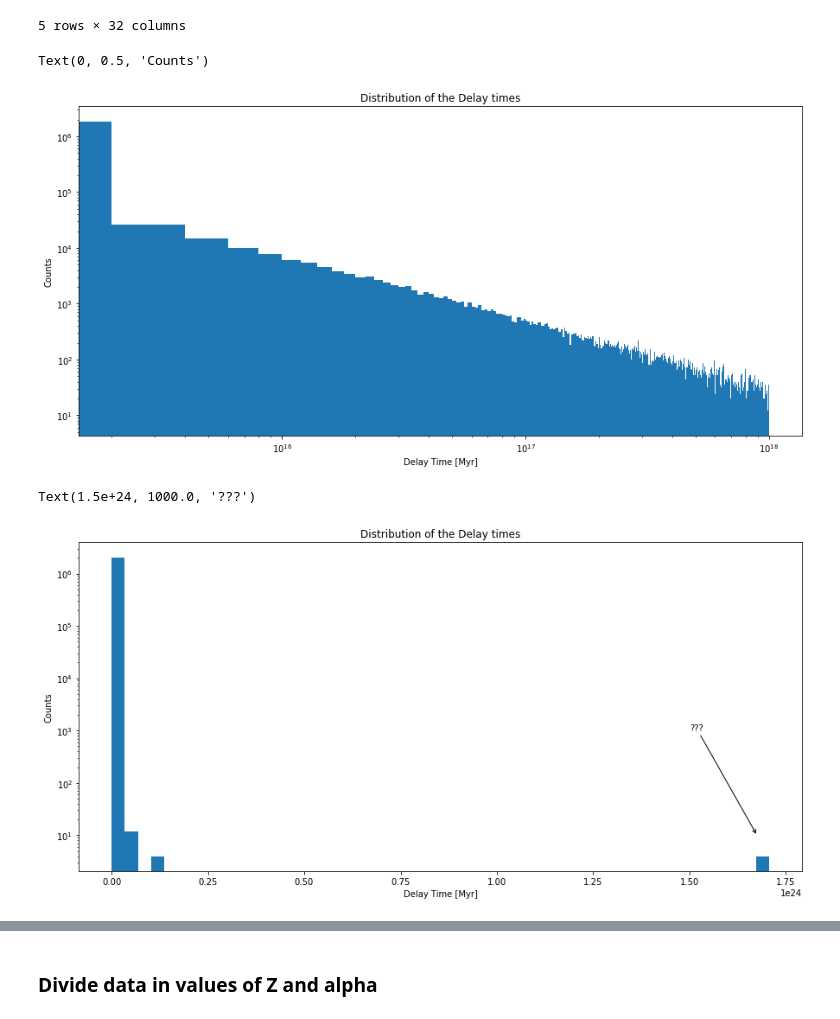
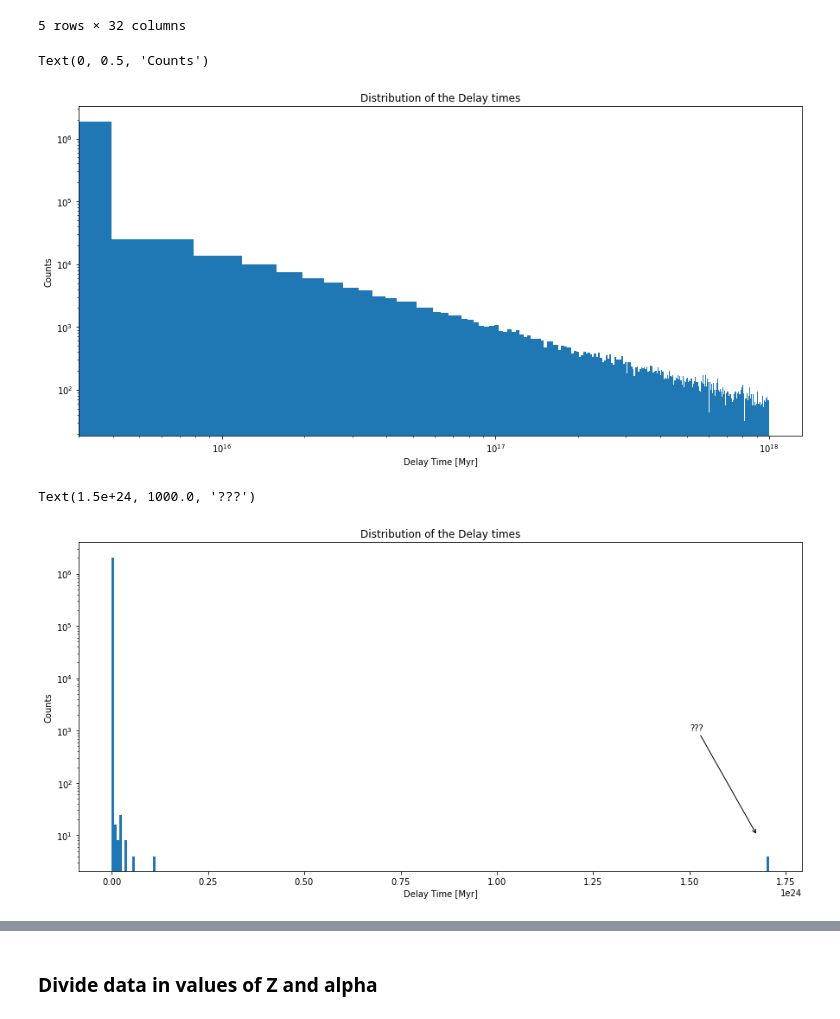
Before and after one commit to Bahadoram/Delay-Time-Dist.-of-Compact-Binary-Objects, a Jupyter notebook: distribution_fitting.ipynb, the cells around one changed output, grey strips where cells are left out. Saved outputs shown, nothing was run; the diff lists cells and outputs as text; code cells hidden in the pictures.

```diff
--- a/distribution_fitting.ipynb
+++ b/distribution_fitting.ipynb
@@ -29,25 +29,26 @@ BHBH.head()
 # %%
 fig, ax = plt.subplots(figsize=(15,7))
 
-#b = np.histogram_bin_edges(BHBH[(BHBH.Delay_Time<1e18)].Delay_Time, bins='fd')
-entries, edges, _ = ax.hist(BHBH[(BHBH.Delay_Time<1e18)].Delay_Time, bins=500)
+b = np.histogram_bin_edges(BHBH[(BHBH.Delay_Time<1e18)].Delay_Time, bins='rice') # does not work with bind='fd'
+entries, edges, _ = ax.hist(BHBH[(BHBH.Delay_Time<1e18)].Delay_Time, bins=b)
 
 # calculate bin centers
 bin_centers = 0.5 * (edges[:-1] + edges[1:])
 
 ax.set_xscale('log')
 ax.set_yscale('log')
 
 ax.set_title('Distribution of the Delay times')
 ax.set_xlabel('Delay Time [Myr]')
 ax.set_ylabel('Counts')
 # %% [output]
 Text(0, 0.5, 'Counts')
-[figure, old version]
+[figure, new version]
 # %%
 fig, ax = plt.subplots(figsize=(15,7))
 
-ax.hist(BHBH.Delay_Time, bins=50)
+b = np.histogram_bin_edges(BHBH.Delay_Time, bins='rice') # does not work with bind='fd', too much memory usage
+ax.hist(BHBH.Delay_Time, bins=b)
 #ax.set_xscale('log')
 ax.set_yscale('log')
 
@@ -59,4 +60,4 @@ ax.annotate( "???", xy = ( 1.675e24, 1e1 ), xytext = ( 1.5e24, 1e3 ),
              arrowprops = dict( arrowstyle = "->" ) )
 # %% [output]
 Text(1.5e+24, 1000.0, '???')
-[figure, old version]
+[figure, new version]
```
Also changed, not shown: parts of 6 cells of this notebook.
